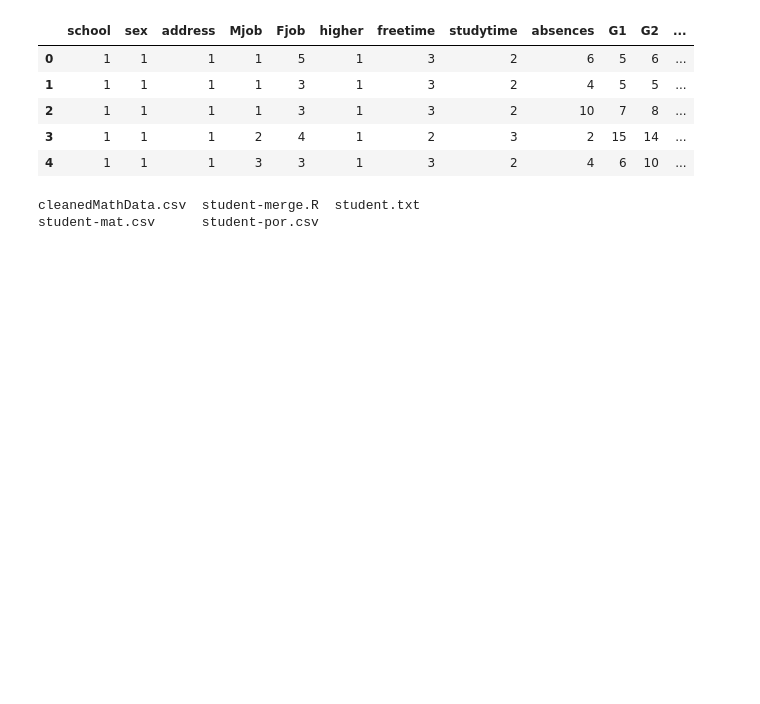
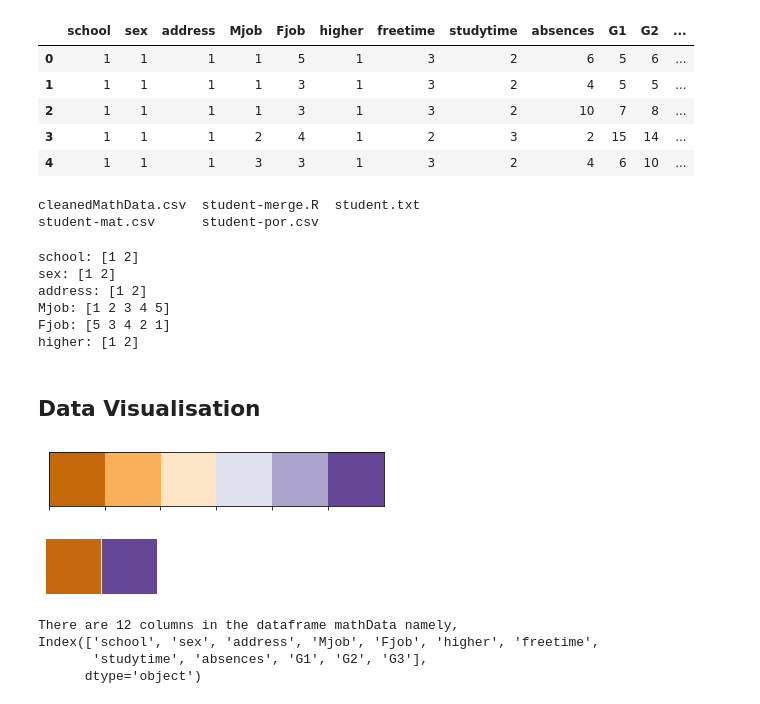
Before and after one commit to bhawnajoshi1304/ML, a Jupyter notebook: 02_StudentPerformance.ipynb, the cells around one changed output. Cells and saved outputs as stored; diff of their text form; code cells hidden in the pictures; blank space fills up the shorter version.

```diff
--- a/02_StudentPerformance.ipynb
+++ b/02_StudentPerformance.ipynb
@@ -118,3 +119,43 @@ ls
 # %% [output]
 cleanedMathData.csv  student-merge.R  student.txt
 student-mat.csv      student-por.csv
+# %%
+#unique classes/categories in every column
+
+print(f'school: {mathData.school.unique()}')
+print(f'sex: {mathData.sex.unique()}')
+print(f'address: {mathData.address.unique()}')
+print(f'Mjob: {mathData.Mjob.unique()}')
+print(f'Fjob: {mathData.Fjob.unique()}')
+print(f'higher: {mathData.higher.unique()}')
+# %% [output]
+school: [1 2]
+sex: [1 2]
+address: [1 2]
+Mjob: [1 2 3 4 5]
+Fjob: [5 3 4 2 1]
+higher: [1 2]
+# %% [markdown]
+## Data Visualisation
+# %%
+import seaborn as sns
+sns.palplot(sns.color_palette('PuOr')) #Purple to Orange colors
+pal = sns.color_palette('PuOr', 6) #print 6 color shades from Purple to Orange
+pal.as_hex() #set hex code values for colors
+
+import matplotlib.pyplot as plt
+plt.style.use(['seaborn'])
+sns_colors = ['#c6690c', '#664697'] #orange Purple hex codes
+sns.set_palette(sns_colors) #set the palette as sns_colors
+sns.palplot(sns.color_palette(sns_colors)) #plot the color codes
+# %% [output]
+[figure, added]
+[figure, added]
+# %%
+print(f'''There are {len(mathData.columns)} columns in the dataframe mathData namely,
+{mathData.columns}''') #columns in the dataframe
+# %% [output]
+There are 12 columns in the dataframe mathData namely,
+Index(['school', 'sex', 'address', 'Mjob', 'Fjob', 'higher', 'freetime',
+       'studytime', 'absences', 'G1', 'G2', 'G3'],
+      dtype='object')
```
Also changed, not shown: parts of 12 cells of this notebook.
